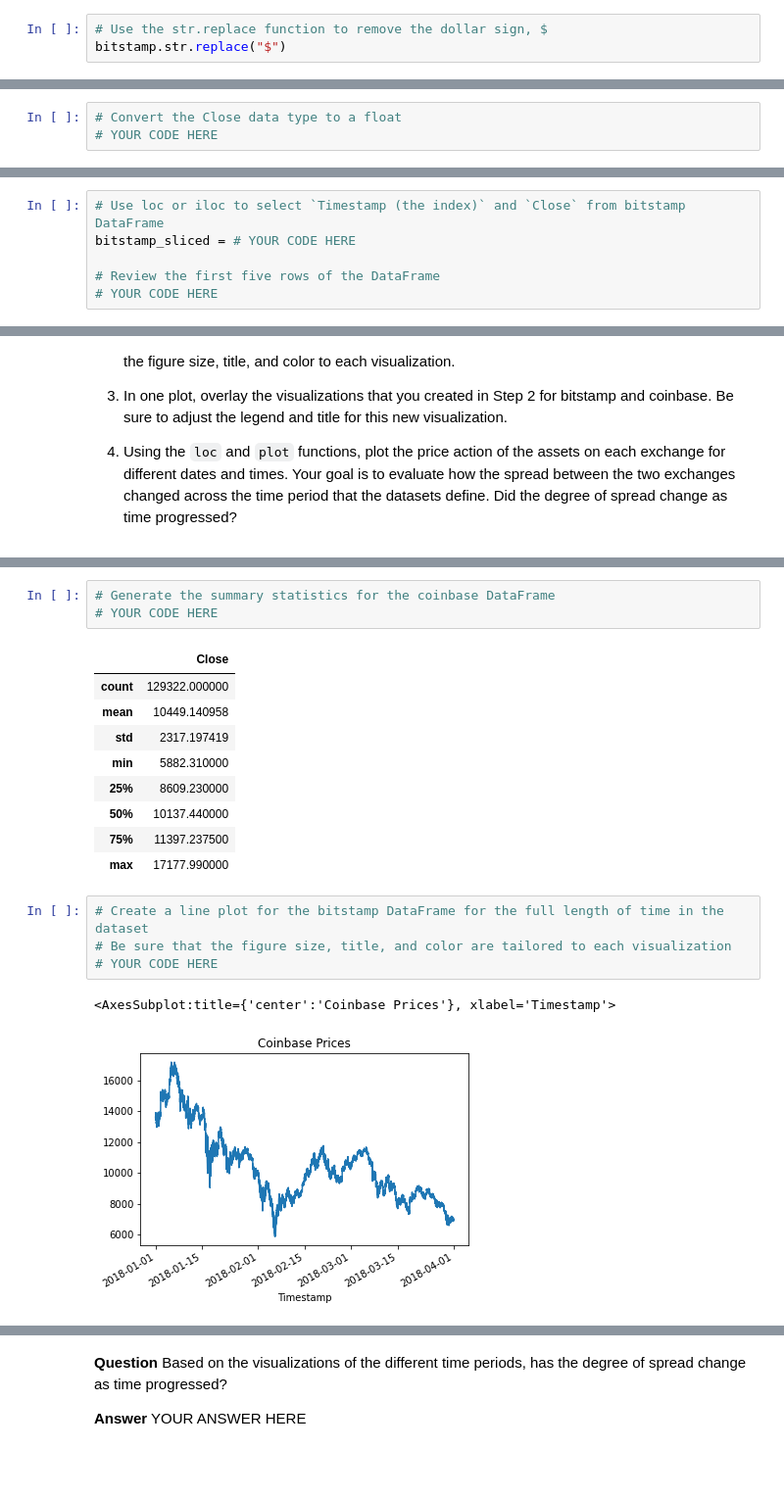
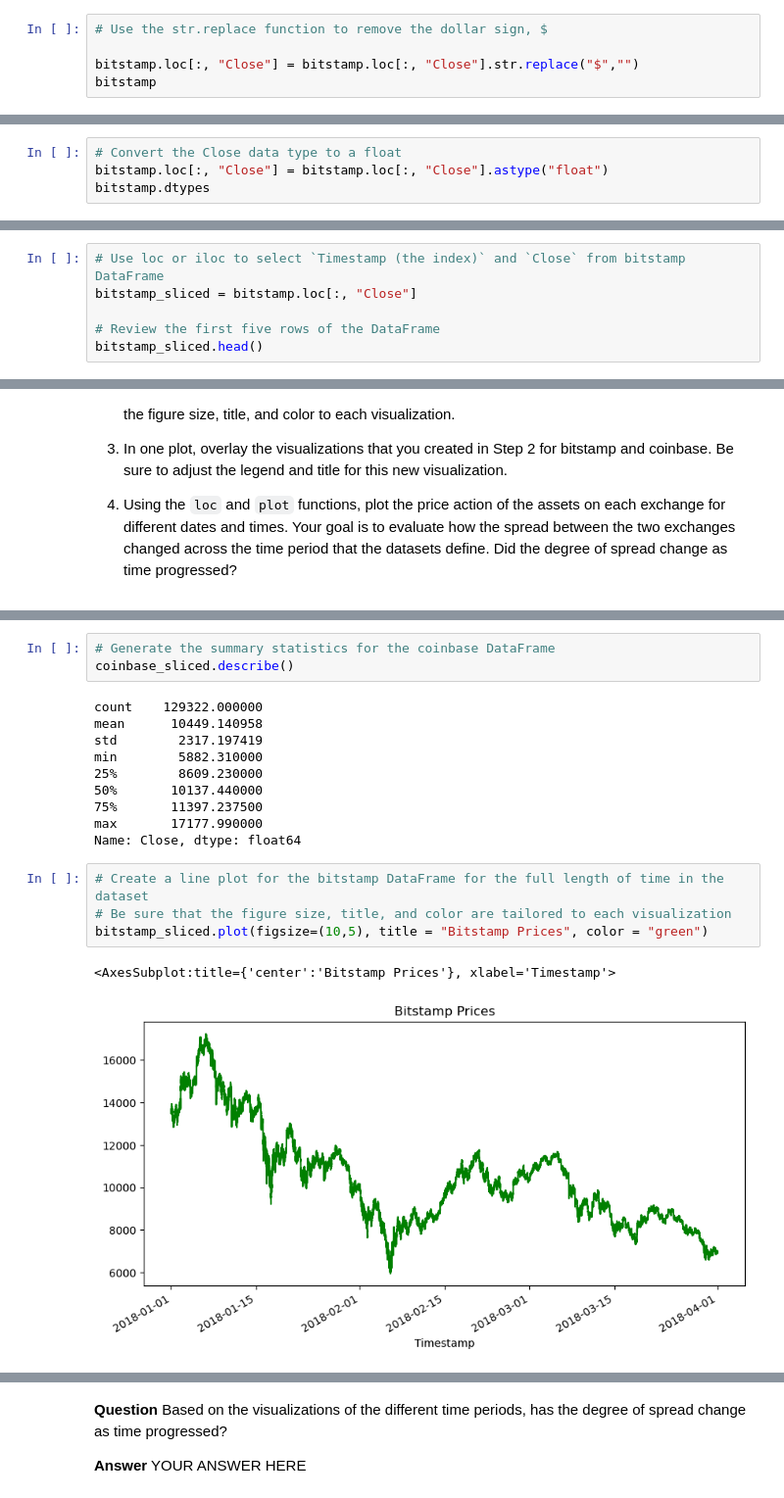
Before and after one commit to nahinhayat/Module3Challenge, a Jupyter notebook: Starter_Code 3/crypto_arbitrage.ipynb, the cells around one changed output, grey strips where cells are left out. Shown at 98% size. Cells and saved outputs as stored; diff of their text form; blank space fills up the shorter version.

Commit message:
Added the plots and plot overlays for Bitstamp and Coinbase for three seperate occasions"

```diff
--- a/Starter_Code 3/crypto_arbitrage.ipynb
+++ b/Starter_Code 3/crypto_arbitrage.ipynb
@@ -113,5 +113,7 @@ bitstamp.dropna(inplace = True)
 ### Step 2: Use the `str.replace` function to remove the dollar signs ($) from the values in the Close column.
 # %%
 # Use the str.replace function to remove the dollar sign, $
-bitstamp.str.replace("$")
+
+bitstamp.loc[:, "Close"] = bitstamp.loc[:, "Close"].str.replace("$","")
+bitstamp
 # %% [output]
@@ -120,4 +135,5 @@ AttributeError: 'DataFrame' object has no attribute 'str'
 ### Step 3: Convert the data type of the Close column to a `float`.
 # %%
 # Convert the Close data type to a float
-# YOUR CODE HERE
+bitstamp.loc[:, "Close"] = bitstamp.loc[:, "Close"].astype("float")
+bitstamp.dtypes
@@ -153,8 +198,8 @@ Select the data you want to analyze. Use `loc` or `iloc` to select the following
 * Close
 # %%
 # Use loc or iloc to select `Timestamp (the index)` and `Close` from bitstamp DataFrame
-bitstamp_sliced = # YOUR CODE HERE
+bitstamp_sliced = bitstamp.loc[:, "Close"]
 
 # Review the first five rows of the DataFrame
-# YOUR CODE HERE
+bitstamp_sliced.head()
 # %% [output]
@@ -207,23 +252,23 @@ Sort through the time series data associated with the bitstamp and coinbase Data
 # %%
 # Generate the summary statistics for the coinbase DataFrame
-# YOUR CODE HERE
+coinbase_sliced.describe()
 # %% [output]
-|  | Close |
-| count | 129322.000000 |
-| mean | 10449.140958 |
-| std | 2317.197419 |
-| min | 5882.310000 |
-| 25% | 8609.230000 |
-| 50% | 10137.440000 |
-| 75% | 11397.237500 |
-| max | 17177.990000 |
+count    129322.000000
+mean      10449.140958
+std        2317.197419
+min        5882.310000
+25%        8609.230000
+50%       10137.440000
+75%       11397.237500
+max       17177.990000
+Name: Close, dtype: float64
 # %%
 # Create a line plot for the bitstamp DataFrame for the full length of time in the dataset
 # Be sure that the figure size, title, and color are tailored to each visualization
-# YOUR CODE HERE
+bitstamp_sliced.plot(figsize=(10,5), title = "Bitstamp Prices", color = "green")
 # %% [output]
-<AxesSubplot:title={'center':'Coinbase Prices'}, xlabel='Timestamp'>
+<AxesSubplot:title={'center':'Bitstamp Prices'}, xlabel='Timestamp'>
-[figure, old version]
+[figure, new version]
 # %%
 # Create a line plot for the coinbase DataFrame for the full length of time in the dataset
 # Be sure that the figure size, title, and color are tailored to each visualization
```
Also changed, not shown: parts of 13 cells of this notebook.
